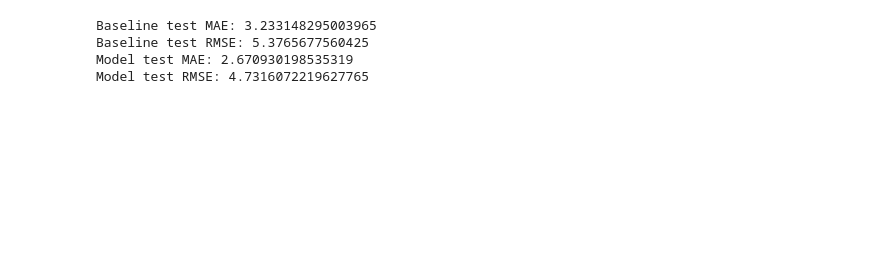
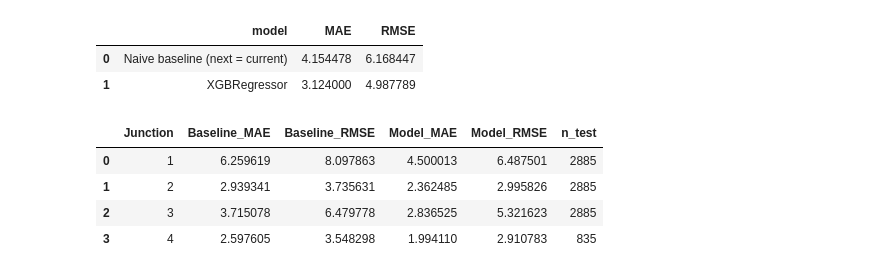
Before and after one commit to omeadow/kimep-big-data-ml-traffic-project, a Jupyter notebook: notebooks/Untitled.ipynb, the cells around one changed output. Saved outputs shown, nothing was run; the diff lists cells and outputs as text; code cells hidden in the pictures; blank space fills up the shorter version.

```diff
--- a/notebooks/Untitled.ipynb
+++ b/notebooks/Untitled.ipynb
@@ -205,16 +258,41 @@ Model RMSE: 4.7316072219627765
-# %%
-baseline_test = X_test["Vehicles"]
-
-baseline_test_mae = np.mean(np.abs(y_test - baseline_test))
-baseline_test_rmse = np.sqrt(np.mean((y_test - baseline_test) ** 2))
-
-print("Baseline test MAE:", baseline_test_mae)
-print("Baseline test RMSE:", baseline_test_rmse)
-print("Model test MAE:", mae)
-print("Model test RMSE:", rmse)
-# %% [output]
-Baseline test MAE: 3.233148295003965
-Baseline test RMSE: 5.3765677560425
-Model test MAE: 2.670930198535319
-Model test RMSE: 4.7316072219627765
+# %%
+overall_comparison = pd.DataFrame([
+    {"model": "Naive baseline (next = current)", **baseline_metrics},
+    {"model": model_name, **model_metrics},
+])
+overall_comparison
+# %% [output]
+|  | model | MAE | RMSE |
+| 0 | Naive baseline (next = current) | 4.154478 | 6.168447 |
+| 1 | XGBRegressor | 3.124000 | 4.987789 |
+# %%
+# Per-junction evaluation
+per_junction_rows = []
+for j in sorted(test_df["Junction"].unique()):
+    mask = test_df["Junction"] == j
+
+    y_j = y_test[mask].values
+    base_j = X_test.loc[mask, "Vehicles"].values
+    pred_j = preds[mask.values]
+
+    base_m = regression_metrics(y_j, base_j)
+    model_m = regression_metrics(y_j, pred_j)
+
+    per_junction_rows.append({
+        "Junction": int(j),
+        "Baseline_MAE": base_m["MAE"],
+        "Baseline_RMSE": base_m["RMSE"],
+        "Model_MAE": model_m["MAE"],
+        "Model_RMSE": model_m["RMSE"],
+        "n_test": int(mask.sum()),
+    })
+
+per_junction_df = pd.DataFrame(per_junction_rows).sort_values("Junction")
+per_junction_df
+# %% [output]
+|  | Junction | Baseline_MAE | Baseline_RMSE | Model_MAE | Model_RMSE | n_test |
+| 0 | 1 | 6.259619 | 8.097863 | 4.500013 | 6.487501 | 2885 |
+| 1 | 2 | 2.939341 | 3.735631 | 2.362485 | 2.995826 | 2885 |
+| 2 | 3 | 3.715078 | 6.479778 | 2.836525 | 5.321623 | 2885 |
+| 3 | 4 | 2.597605 | 3.548298 | 1.994110 | 2.910783 | 835 |
 # %%
```
Also changed, not shown: parts of 22 cells of this notebook, 5 other files.
